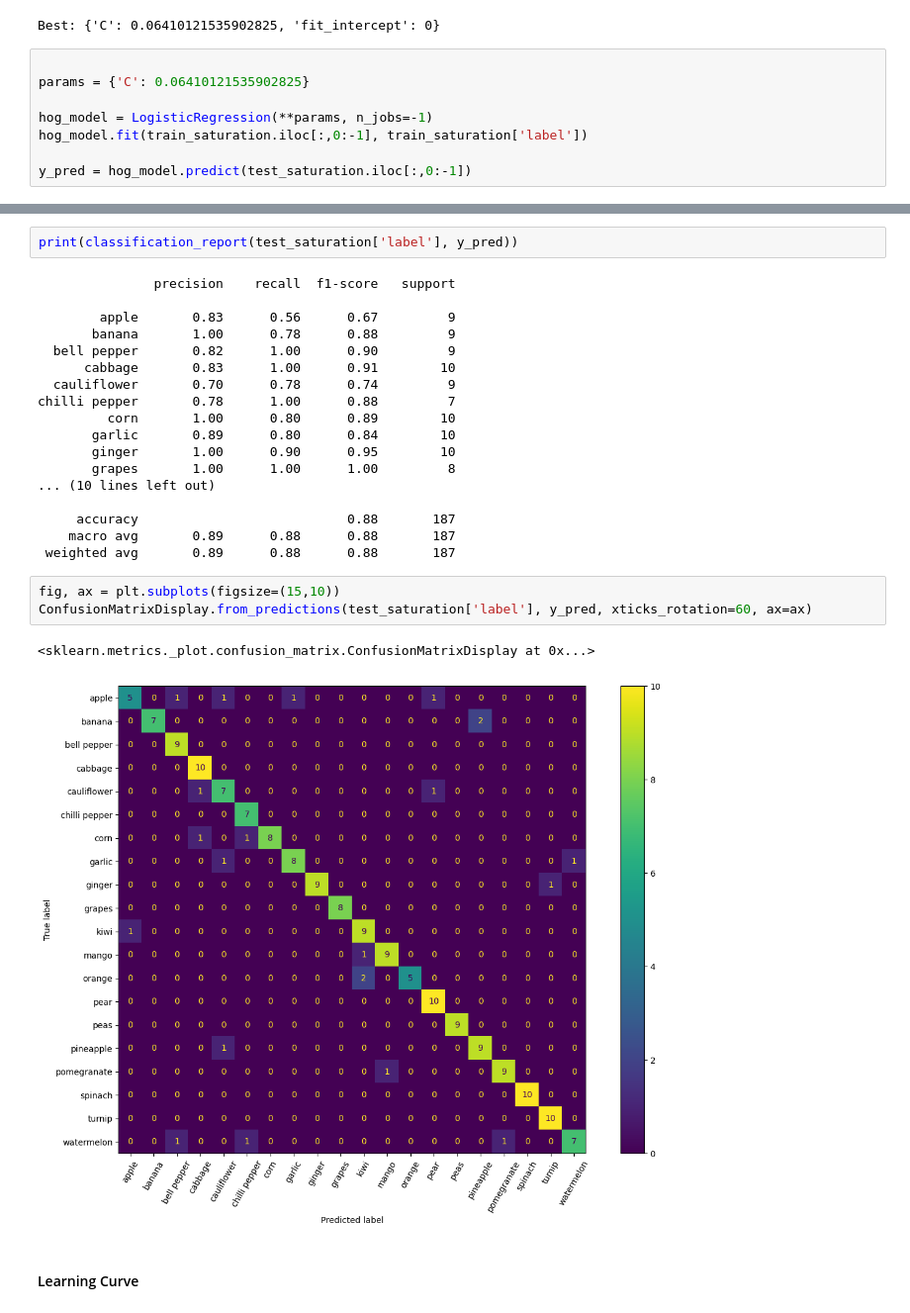
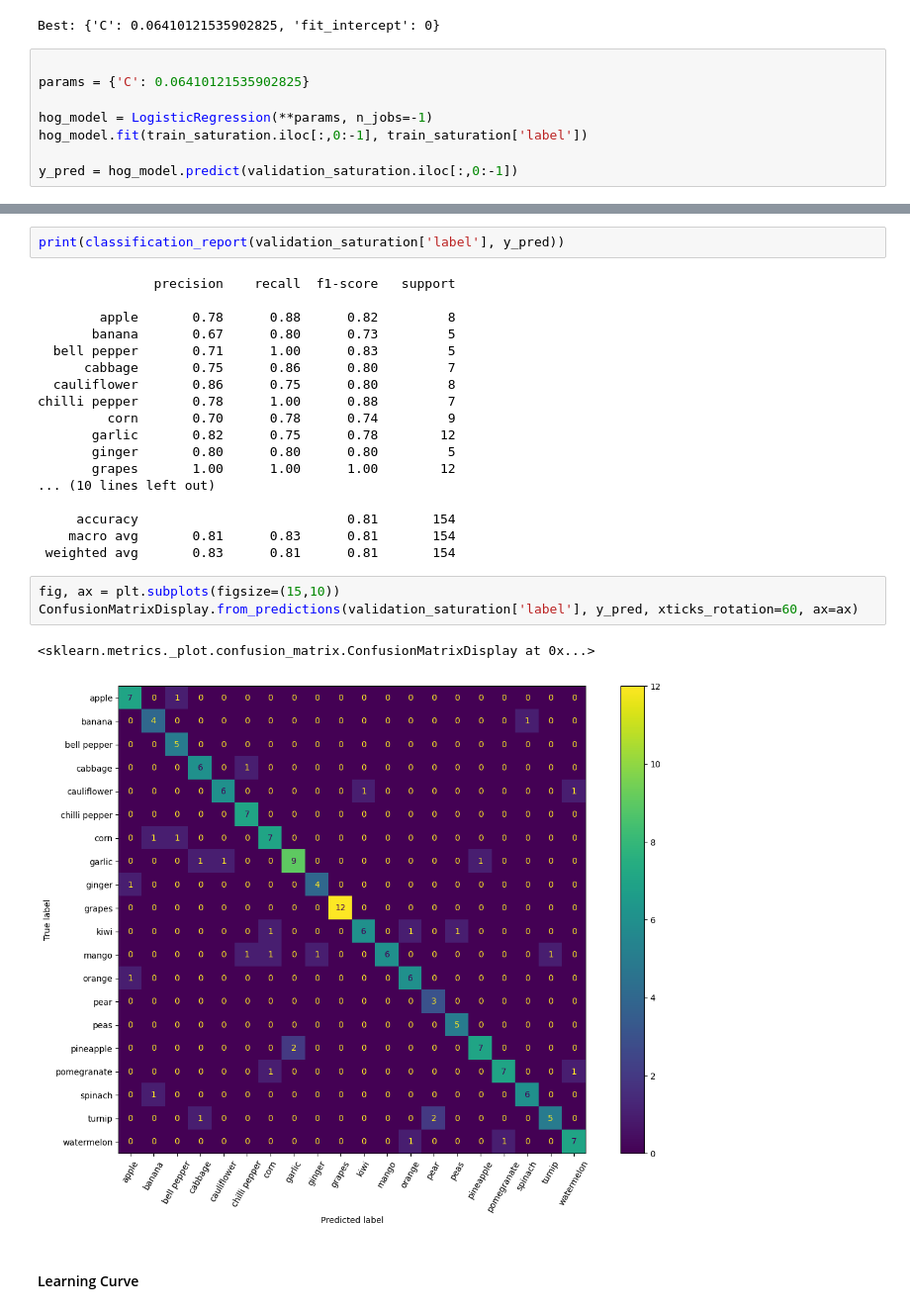
Before and after one commit to vrvenkatesh/w281-summer-2023-project-computer-vision, a Jupyter notebook: logistic_regression_Saturation_features.ipynb, the cells around one changed output, grey strips where cells are left out. Shown at 99% size. Drawn from its saved outputs; the diff is of its cells as text.

```diff
--- a/logistic_regression_Saturation_features.ipynb
+++ b/logistic_regression_Saturation_features.ipynb
@@ -308,5 +302,5 @@ params = {'C': 0.06410121535902825}
 hog_model = LogisticRegression(**params, n_jobs=-1)
 hog_model.fit(train_saturation.iloc[:,0:-1], train_saturation['label'])
 
-y_pred = hog_model.predict(test_saturation.iloc[:,0:-1])
+y_pred = hog_model.predict(validation_saturation.iloc[:,0:-1])
 # %%
@@ -316,28 +310,28 @@ accuracy_score(test_saturation['label'], y_pred)
 # %%
-print(classification_report(test_saturation['label'], y_pred))
+print(classification_report(validation_saturation['label'], y_pred))
 # %% [output]
                precision    recall  f1-score   support
 
-        apple       0.83      0.56      0.67         9
-       banana       1.00      0.78      0.88         9
-  bell pepper       0.82      1.00      0.90         9
-      cabbage       0.83      1.00      0.91        10
-  cauliflower       0.70      0.78      0.74         9
+        apple       0.78      0.88      0.82         8
+       banana       0.67      0.80      0.73         5
+  bell pepper       0.71      1.00      0.83         5
+      cabbage       0.75      0.86      0.80         7
+  cauliflower       0.86      0.75      0.80         8
 chilli pepper       0.78      1.00      0.88         7
-         corn       1.00      0.80      0.89        10
-       garlic       0.89      0.80      0.84        10
-       ginger       1.00      0.90      0.95        10
-       grapes       1.00      1.00      1.00         8
+         corn       0.70      0.78      0.74         9
+       garlic       0.82      0.75      0.78        12
+       ginger       0.80      0.80      0.80         5
+       grapes       1.00      1.00      1.00        12
 ... (10 lines left out)
 
-     accuracy                           0.88       187
-    macro avg       0.89      0.88      0.88       187
- weighted avg       0.89      0.88      0.88       187
+     accuracy                           0.81       154
+    macro avg       0.81      0.83      0.81       154
+ weighted avg       0.83      0.81      0.81       154
 # %%
 fig, ax = plt.subplots(figsize=(15,10))
-ConfusionMatrixDisplay.from_predictions(test_saturation['label'], y_pred, xticks_rotation=60, ax=ax)
+ConfusionMatrixDisplay.from_predictions(validation_saturation['label'], y_pred, xticks_rotation=60, ax=ax)
 # %% [output]
 <sklearn.metrics._plot.confusion_matrix.ConfusionMatrixDisplay at 0x...>
-[figure, old version]
+[figure, new version]
 # %% [markdown]
 #### Learning Curve
```
Also changed, not shown: parts of 4 cells of this notebook.
